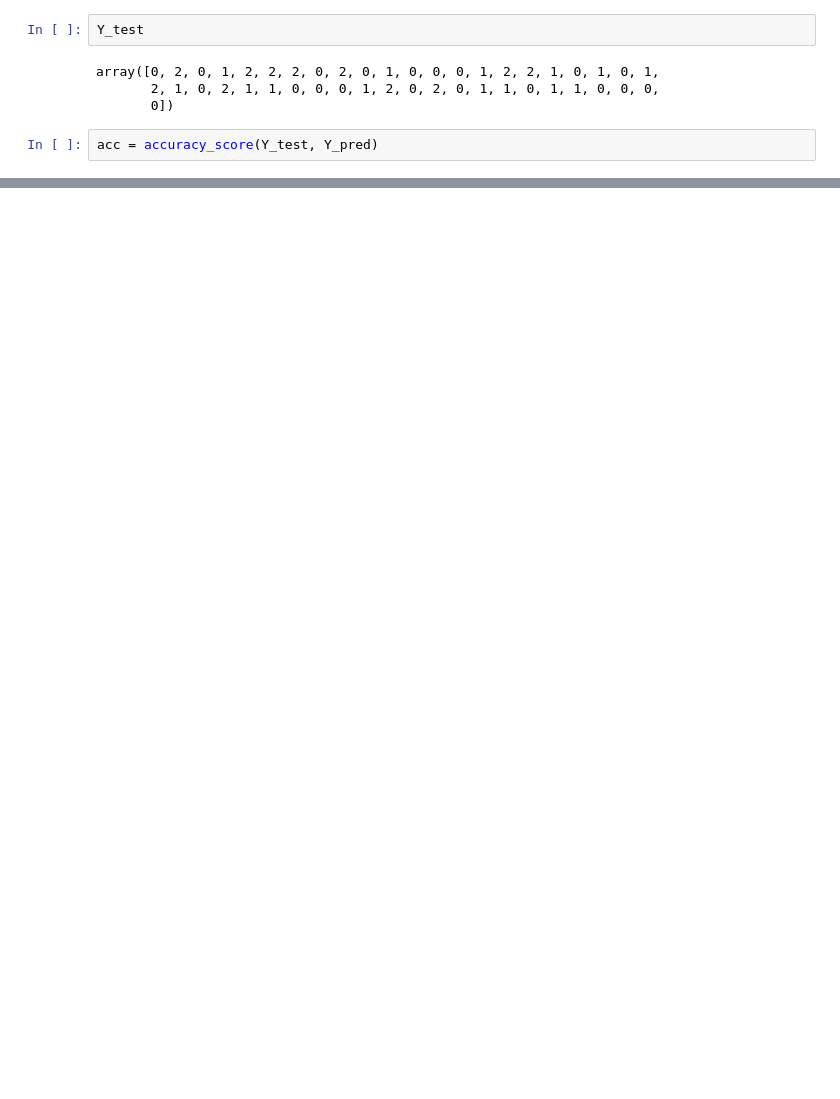
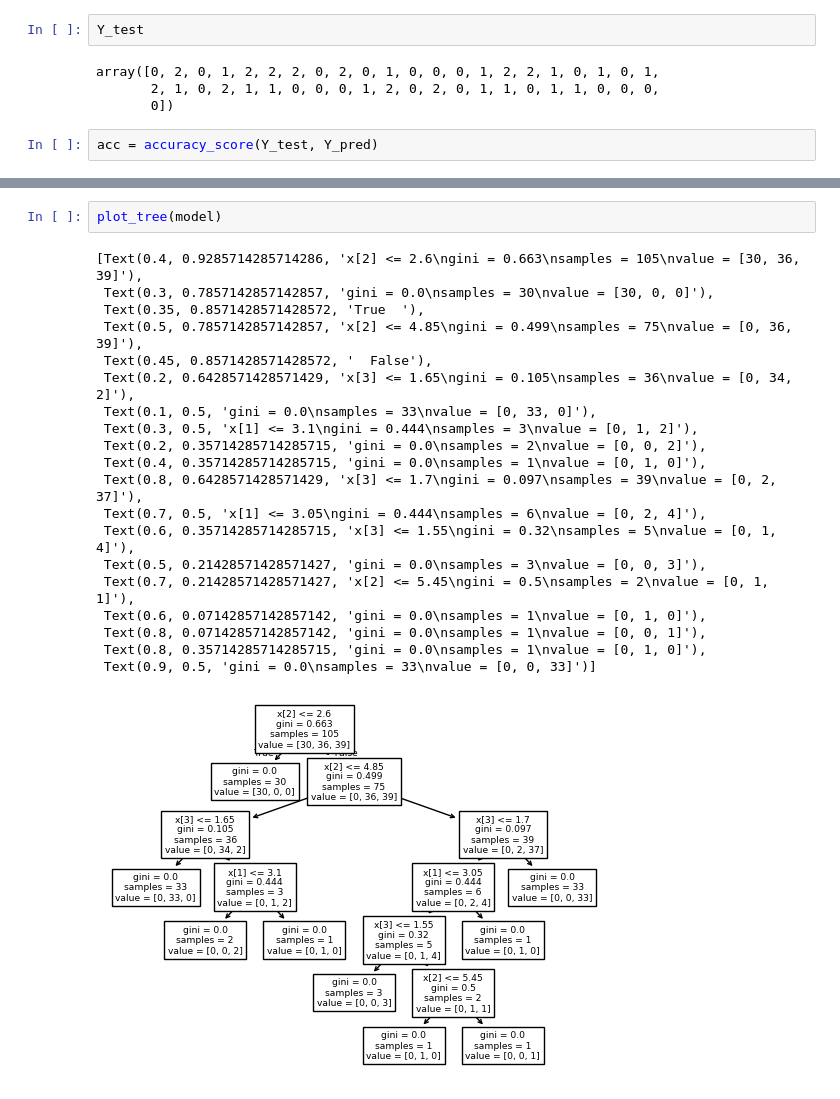
Before and after one commit to luxu/especializacao, a Jupyter notebook: MachineLearning/aula_22-06-2024/titanic/iris.ipynb, the cells around one changed output, grey strips where cells are left out. Drawn from its saved outputs; the diff is of its cells as text; blank space fills up the shorter version.

```diff
--- a/MachineLearning/aula_22-06-2024/titanic/iris.ipynb
+++ b/MachineLearning/aula_22-06-2024/titanic/iris.ipynb
@@ -39,0 +41,23 @@ Accurance..:0.98
+# %%
+plot_tree(model)
+# %% [output]
+[Text(0.4, 0.9285714285714286, 'x[2] <= 2.6\ngini = 0.663\nsamples = 105\nvalue = [30, 36, 39]'),
+ Text(0.3, 0.7857142857142857, 'gini = 0.0\nsamples = 30\nvalue = [30, 0, 0]'),
+ Text(0.35, 0.8571428571428572, 'True  '),
+ Text(0.5, 0.7857142857142857, 'x[2] <= 4.85\ngini = 0.499\nsamples = 75\nvalue = [0, 36, 39]'),
+ Text(0.45, 0.8571428571428572, '  False'),
+ Text(0.2, 0.6428571428571429, 'x[3] <= 1.65\ngini = 0.105\nsamples = 36\nvalue = [0, 34, 2]'),
+ Text(0.1, 0.5, 'gini = 0.0\nsamples = 33\nvalue = [0, 33, 0]'),
+ Text(0.3, 0.5, 'x[1] <= 3.1\ngini = 0.444\nsamples = 3\nvalue = [0, 1, 2]'),
+ Text(0.2, 0.35714285714285715, 'gini = 0.0\nsamples = 2\nvalue = [0, 0, 2]'),
+ Text(0.4, 0.35714285714285715, 'gini = 0.0\nsamples = 1\nvalue = [0, 1, 0]'),
+ Text(0.8, 0.6428571428571429, 'x[3] <= 1.7\ngini = 0.097\nsamples = 39\nvalue = [0, 2, 37]'),
+ Text(0.7, 0.5, 'x[1] <= 3.05\ngini = 0.444\nsamples = 6\nvalue = [0, 2, 4]'),
+ Text(0.6, 0.35714285714285715, 'x[3] <= 1.55\ngini = 0.32\nsamples = 5\nvalue = [0, 1, 4]'),
+ Text(0.5, 0.21428571428571427, 'gini = 0.0\nsamples = 3\nvalue = [0, 0, 3]'),
+ Text(0.7, 0.21428571428571427, 'x[2] <= 5.45\ngini = 0.5\nsamples = 2\nvalue = [0, 1, 1]'),
+ Text(0.6, 0.07142857142857142, 'gini = 0.0\nsamples = 1\nvalue = [0, 1, 0]'),
+ Text(0.8, 0.07142857142857142, 'gini = 0.0\nsamples = 1\nvalue = [0, 0, 1]'),
+ Text(0.8, 0.35714285714285715, 'gini = 0.0\nsamples = 1\nvalue = [0, 1, 0]'),
+ Text(0.9, 0.5, 'gini = 0.0\nsamples = 33\nvalue = [0, 0, 33]')]
+[figure, added]
```
Also changed, not shown: parts of 3 cells of this notebook, 2 other files.
